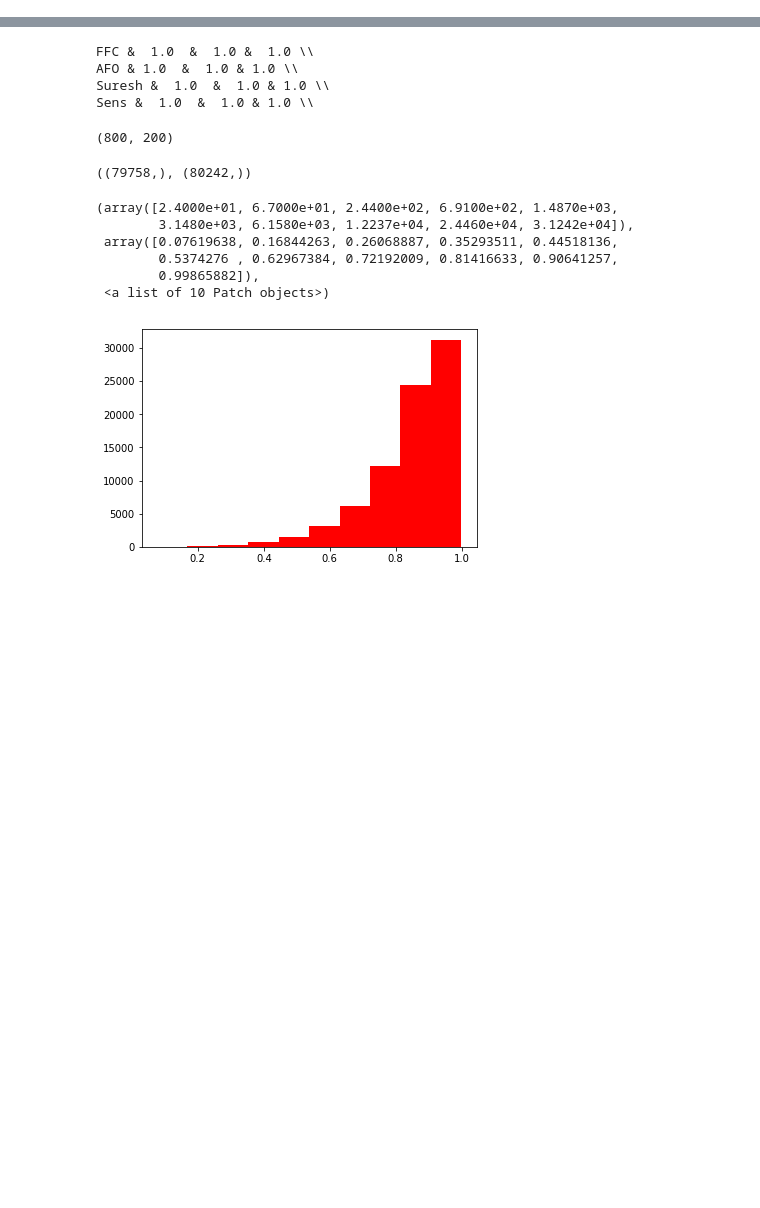
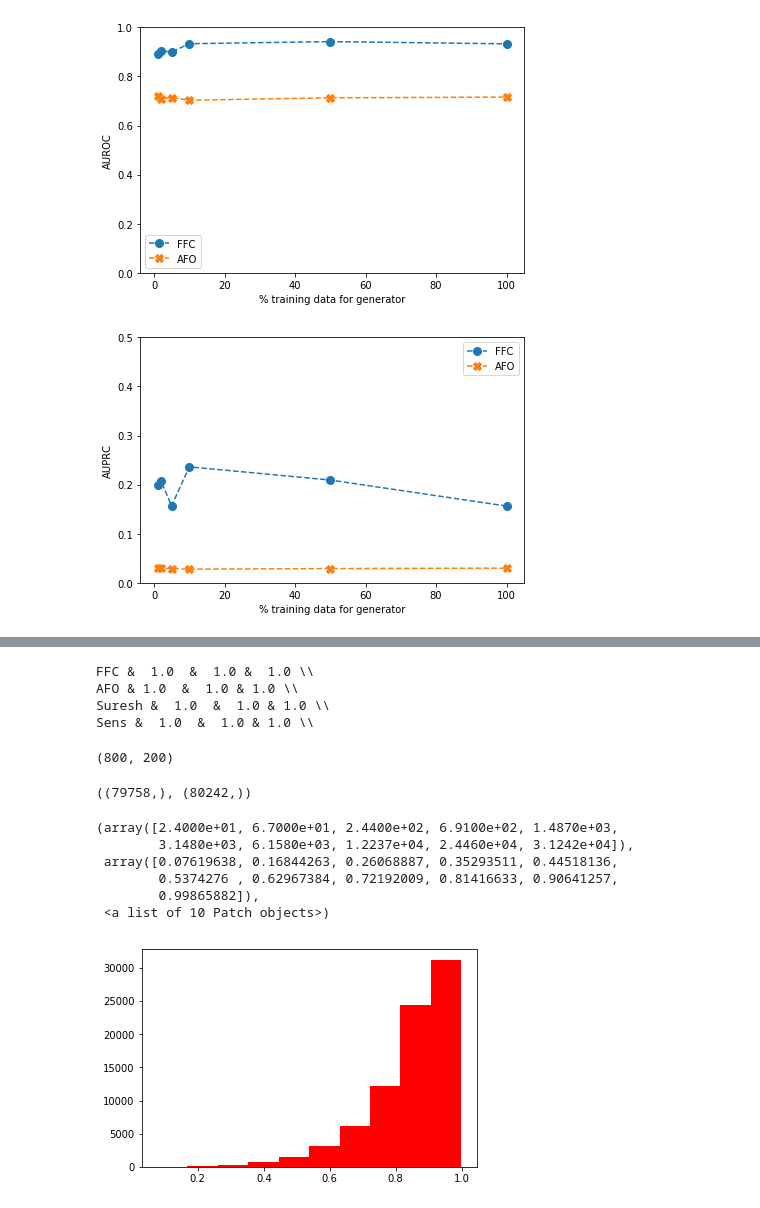
Before and after one commit to sanatonek/time_series_explainability, a Jupyter notebook: data_generator/simulations_metrics_spikes.ipynb, the cells around one changed output, grey strips where cells are left out. Saved outputs shown, nothing was run; the diff lists cells and outputs as text; code cells hidden in the pictures; blank space fills up the shorter version.

```diff
--- a/data_generator/simulations_metrics_spikes.ipynb
+++ b/data_generator/simulations_metrics_spikes.ipynb
@@ -7,6 +7,8 @@ from sklearn import metrics
 import pickle as pkl
 import glob
 import ranking as rm
+# %%
+result_dict={}
 # %%
 %run -i 'simulations_metrics.py'
 # %% [output]
@@ -85,0 +22,8 @@ Lime &  0.3331  &  0.0011 & 0.0011251758087201125 & 1.0 & 0.00224782242202866 \\
+# %%
+key='100'
+result_dict[key]={}
+result_dict[key]['ffc'] = [auc_ffc, auprc_ffc]
+result_dict[key]['afo'] = [auc_afo, auprc_afo]
+result_dict[key]['fo'] = [auc_fo, auprc_fo]
+result_dict[key]['sens'] = [auc_sens, auprc_sens]
+result_dict[key]['lime'] = [auc_lime, auprc_lime]
@@ -86,3 +50,46 @@ Lime &  0.3331  &  0.0011 & 0.0011251758087201125 & 1.0 & 0.00224782242202866 \\
+# %%
+x_vec = [int(x) for x in list(result_dict.keys())]
+markers_methods = ['o','X','*','D','>']
+ccolors = plt.get_cmap('tab10')(np.arange(len(markers_methods), dtype=int))
+#AUC plot
+plt.figure()
+plt.plot(x_vec, [result_dict[str(key)]['ffc'][0] for key in x_vec],marker=markers_methods[0],color=ccolors[0],
+         linestyle='--',markersize=8,label='FFC')
+plt.plot(x_vec, [result_dict[str(key)]['afo'][0] for key in x_vec],marker=markers_methods[1],color=ccolors[1],
+         linestyle='--',markersize=8,label='AFO')
+#plt.plot(x_vec, [result_dict[str(key)]['fo'][0] for key in x_vec],marker=markers_methods[2],color=ccolors[2],
+#         linestyle='--',markersize=8,label='FO')
+#plt.plot(x_vec, [result_dict[str(key)]['sens'][0] for key in x_vec],marker=markers_methods[3],color=ccolors[3],
+#         linestyle='--',markersize=8,label='Sens')
+#plt.plot(x_vec, [result_dict[str(key)]['lime'][0] for key in x_vec],marker=markers_methods[4],color=ccolors[4],
+#         linestyle='--',markersize=8,label='LIME')
+plt.legend()
+plt.ylim([0.0,1.0])
+plt.tight_layout()
+plt.xlabel('% training data for generator')
+plt.ylabel('AUROC')
+plt.savefig('AUROC_percent.png', dpi=300)
+
+plt.figure()
+plt.plot(x_vec, [result_dict[str(key)]['ffc'][1] for key in x_vec],marker=markers_methods[0],color=ccolors[0],
+         linestyle='--',markersize=8,label='FFC')
+plt.plot(x_vec, [result_dict[str(key)]['afo'][1] for key in x_vec],marker=markers_methods[1],color=ccolors[1],
+         linestyle='--',markersize=8,label='AFO')
+#plt.plot(x_vec, [result_dict[str(key)]['fo'][0] for key in x_vec],marker=markers_methods[2],color=ccolors[2],
+#         linestyle='--',markersize=8,label='FO')
+#plt.plot(x_vec, [result_dict[str(key)]['sens'][0] for key in x_vec],marker=markers_methods[3],color=ccolors[3],
+#         linestyle='--',markersize=8,label='Sens')
+#plt.plot(x_vec, [result_dict[str(key)]['lime'][0] for key in x_vec],marker=markers_methods[4],color=ccolors[4],
+#         linestyle='--',markersize=8,label='LIME')
+plt.legend()
+plt.ylim([0.0,0.5])
+plt.tight_layout()
+plt.xlabel('% training data for generator')
+plt.ylabel('AUPRC')
+plt.savefig('AUPRC_percent.png', dpi=300)
+# %% [output]
+[figure, added]
+[figure, added]
 # %%
 #preprocess before metric collection
 filelist = glob.glob('/scratch/gobi1/shalmali/simulation_spike/results_*.pkl')
```
Also changed, not shown: parts of 3 cells of this notebook, 11 other files.
